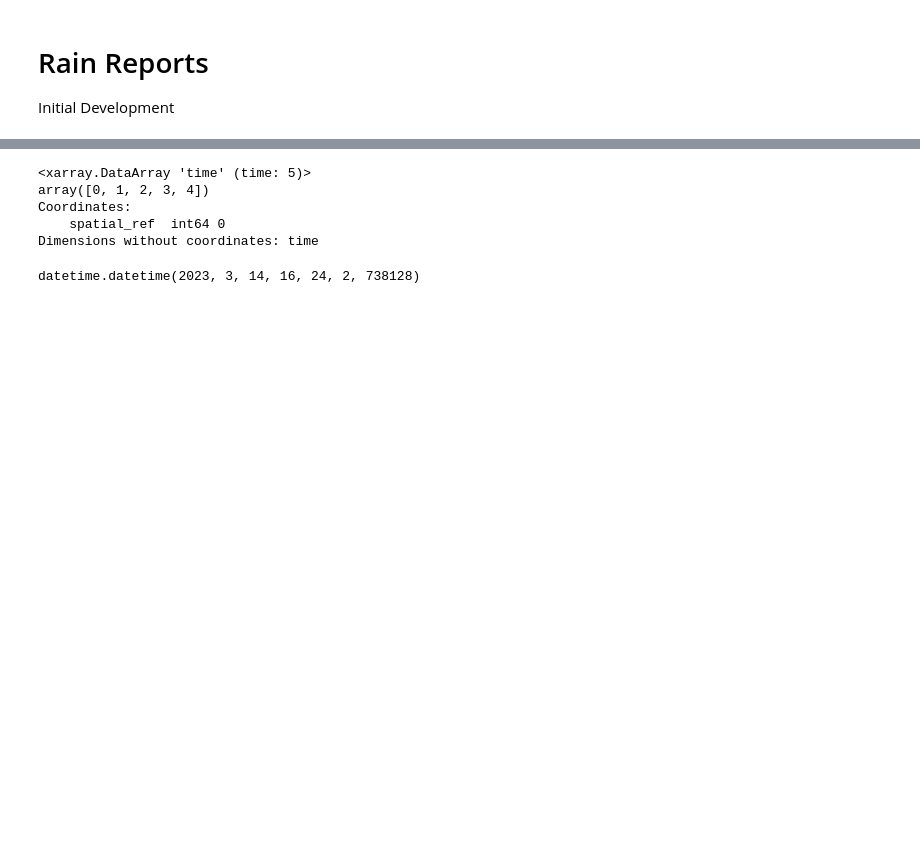
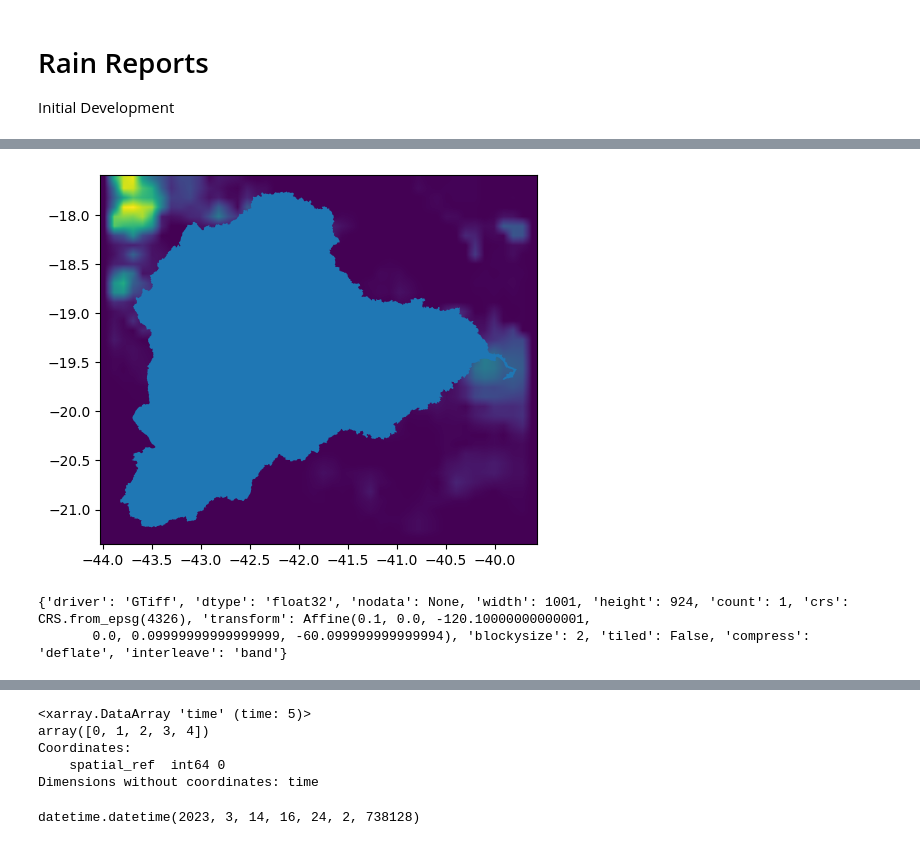
Before and after one commit to cordmaur/INPERainDownloader, a Jupyter notebook: nbs/02-ReportGenerator.ipynb, the cells around one changed output, grey strips where cells are left out. Drawn from its saved outputs; the diff is of its cells as text; code cells hidden in the pictures; blank space fills up the shorter version.

```diff
--- a/nbs/02-ReportGenerator.ipynb
+++ b/nbs/02-ReportGenerator.ipynb
@@ -12,0 +123,10 @@ downloader = INPEDownloader(server=INPE.FTPurl, root=INPE.DailyMERGEroot)
+# %%
+ax = doce.plot()
+cx.add_basemap(ax, source='../tmp/MERGE_CPTEC_20230101.tif')
+# %% [output]
+[figure, added]
+# %%
+dataset.profile
+# %% [output]
+{'driver': 'GTiff', 'dtype': 'float32', 'nodata': None, 'width': 1001, 'height': 924, 'count': 1, 'crs': CRS.from_epsg(4326), 'transform': Affine(0.1, 0.0, -120.10000000000001,
+       0.0, 0.09999999999999999, -60.099999999999994), 'blockysize': 2, 'tiled': False, 'compress': 'deflate', 'interleave': 'band'}
```
Also changed, not shown: parts of 96 cells of this notebook, 5 other files.
